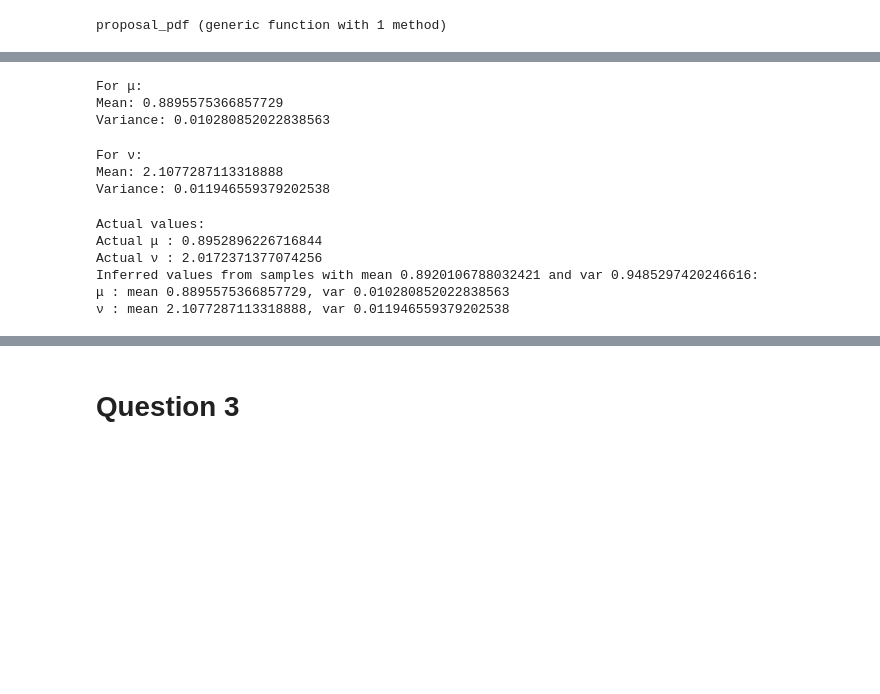
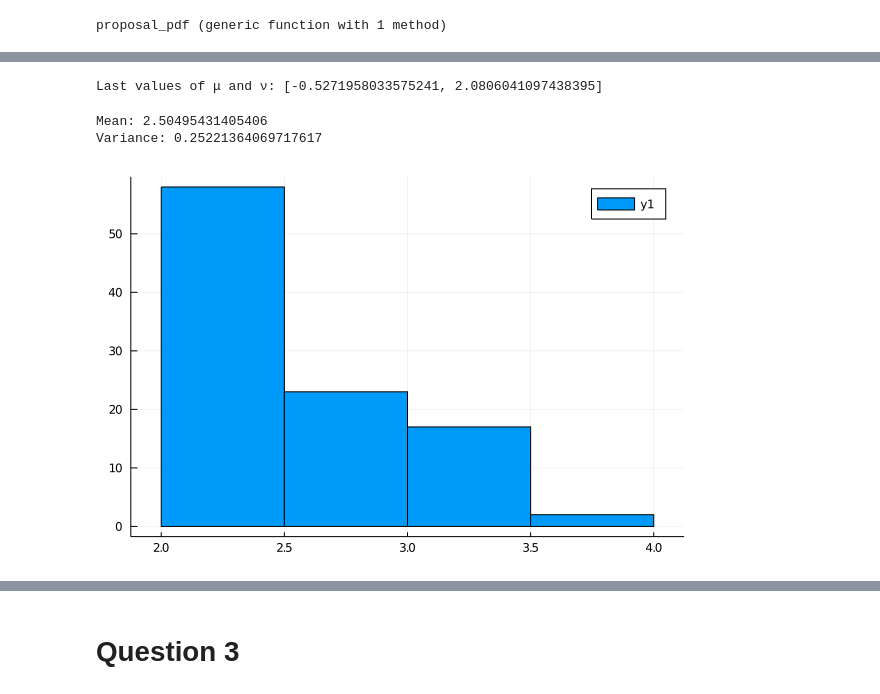
Before and after one commit to vanshbansal1505/mcmc-methods-in-julia, a Jupyter notebook: Assignment_4/200259_Anshuman.ipynb, the cells around one changed output, grey strips where cells are left out. Saved outputs shown, nothing was run; the diff lists cells and outputs as text; code cells hidden in the pictures; blank space fills up the shorter version.

```diff
--- a/Assignment_4/200259_Anshuman.ipynb
+++ b/Assignment_4/200259_Anshuman.ipynb
@@ -60,33 +36,25 @@ Y = rand(normal, n); # actual data that may have been received
 # %%
-function posterior_pdf(λ)
+function posterior_pdf(x, λ)
     #=
     Returns the posterior pdf value at x, upto a proportionality constant
     λ := [μ, ν]
     =#
     μ = λ[1]
     ν = λ[2]
-    if ν < 2
-        return 0
-    end
-    i = ν ≥ 2 ? 1 : 0
     g = ν^(a₀-1)*exp(-ν/b₀)
     t = (1 + μ^2/ν)^(-(ν+1)/2)
-    p = map(v -> exp(-(v-μ)^2/2), Y)
-    p = reduce(*, p);
+    p = exp(-(x-μ)^2/2)
+    i = x ≥ 2 ? 1 : 0
     return p*t*(g*i)
 end
 # %% [output]
 posterior_pdf (generic function with 1 method)
 # %%
-function proposal_pdf(x_new, x_curr, var)
+function proposal_pdf(x_new, x_curr)
     #=
     Returns the proposal pdf value at x, upto a proportionality constant
     =#
-    μ, ν = x_curr[1], x_curr[2]
-    μ_new, ν_new = x_new[1], x_new[2]
-    var_μ, var_ν = var
-    return exp(-(μ_new-μ)^2/(2*var_μ) -(ν_new-ν)^2/(2*var_ν))
-    # essentially gives back 1 every time, because of symmetric proposal
+    return exp(-(x_new-x_curr)^2/2)
 end
 # %% [output]
 proposal_pdf (generic function with 1 method)
@@ -124,8 +60,0 @@ metropolis_hastings (generic function with 1 method)
-# %%
-λ = [mean(Y), 2.105]; # means of samples is μ
-var_ = (0.2, 0.2)
-println("Initial Values: ", λ)
-data_λ, acceptance_rate = metropolis_hastings(10000, λ, var_);
-mu_samples = data_λ[:, 1]
-nu_samples = data_λ[:, 2]
-println("Acceptance Rate: $acceptance_rate")
@@ -135,18 +101,15 @@ Acceptance Rate: 0.21765
+# %%
+x_start, λ = 1, [1, 1];
+data_x, data_λ, λ = metropolis_hastings(n, x_start, λ);
+println("Last values of μ and ν: ", λ)
+# %% [output]
+Last values of μ and ν: [-0.5271958033575241, 2.0806041097438395]
 # %%
-println("For μ:")
-println("Mean: ", mean(mu_samples))
-println("Variance: ", var(mu_samples))
-histogram(mu_samples, title="μ")
+println("Mean: ", mean(data_x))
+println("Variance: ", var(data_x))
+histogram(data_x)
+# data_x
 # %% [output]
-For μ:
-Mean: 0.8895575366857729
-Variance: 0.010280852022838563
+Mean: 2.50495431405406
+Variance: 0.25221364069717617
+[figure, added]
-# %%
-println("For ν:")
-println("Mean: ", mean(nu_samples))
-println("Variance: ", var(nu_samples))
-histogram(nu_samples, title="ν")
-# %% [output]
-For ν:
-Mean: 2.1077287113318888
-Variance: 0.011946559379202538
@@ -166,20 +115,0 @@ plot(density(nu_samples, color=2, label="ν"), title="Density Plot", xlabel="Val
-# %%
-println("Actual values:")
-println("Actual μ : $μ_implicit")
-println("Actual ν : $ν_implicit")
-mean_samples = mean(Y)
-var_samples = var(Y)
-println("Inferred values from samples with mean $mean_samples and var $var_samples:")
-mean_μ = mean(data_λ[:, 1])
-mean_ν = mean(data_λ[:, 2])
-var_μ = var(data_λ[:, 1])
-var_ν = var(data_λ[:, 2])
-println("μ : mean $mean_μ, var $var_μ")
-println("ν : mean $mean_ν, var $var_ν")
-# %% [output]
-Actual values:
-Actual μ : 0.8952896226716844
-Actual ν : 2.0172371377074256
-Inferred values from samples with mean 0.8920106788032421 and var 0.9485297420246616:
-μ : mean 0.8895575366857729, var 0.010280852022838563
-ν : mean 2.1077287113318888, var 0.011946559379202538
```
Also changed, not shown: parts of 40 cells of this notebook.
